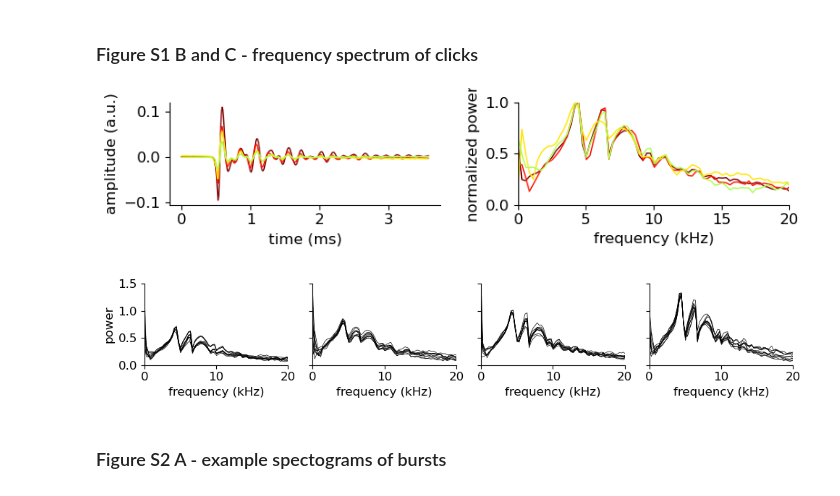
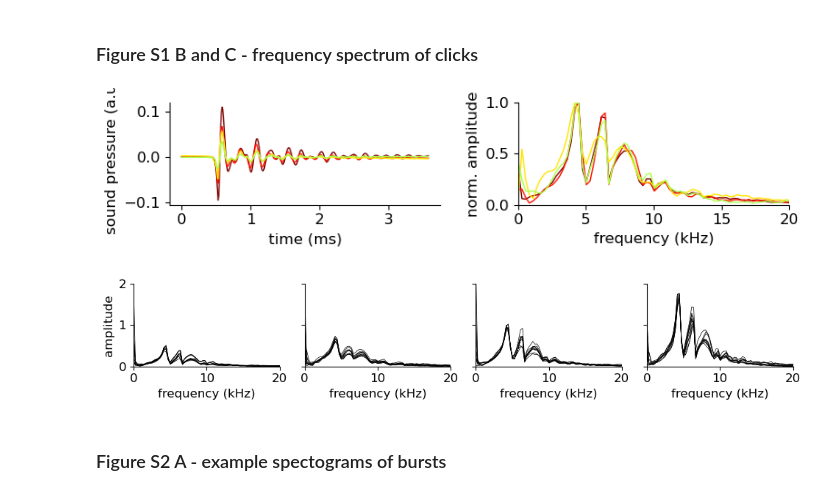
Before and after one commit to danionella/groneberg_et_al_2024, a Jupyter notebook: generate_figures.ipynb, the cells around one changed output. Cells and saved outputs as stored; diff of their text form; code cells hidden in the pictures.

Commit message:
corrected amplitude spectrum plots

```diff
--- a/generate_figures.ipynb
+++ b/generate_figures.ipynb
@@ -664,56 +664,57 @@ for i,k in enumerate(keys):
     fourier = np.fft.rfft(ctrace)
     n = ctrace.size
     freq = np.fft.rfftfreq(n, d=1./sr_cr)
-    ax[1].plot(freq/1e3,np.sqrt(np.abs(fourier))/np.max(np.sqrt(np.abs(fourier))),color=col(a/9),linewidth=1,alpha=1)
+    amp = np.abs(fourier)
+    amp = amp / amp.max()
+    ax[1].plot(freq/1e3,amp,color=col(a/9),linewidth=1,alpha=1)
 
 ax[0].set_xlabel('time (ms)')
-ax[0].set_ylabel('amplitude (a.u.)')
+ax[0].set_ylabel('sound pressure (a.u.)')
 
 removeAxisBox(ax[0])
 removeAxisBox(ax[1])
 ax[1].set_xlim([0,20])
 ax[1].set_ylim([0,1])
 ax[1].set_xlabel('frequency (kHz)');
-ax[1].set_ylabel('normalized power')
+ax[1].set_ylabel('norm. amplitude')
 
 fig.tight_layout()
 # %% [output]
-[figure, old version]
+[figure, new version]
 # %%
 fig,ax = plt.subplots(1,4,figsize=(10,2),sharey=True)
 num = 10
 
 for i,k in enumerate(keys[-1::-1]):
     dd = clicks_cr.loc[(clicks_cr['Group']==k)].reset_index(drop=True)
     dd.sort_values('Amplitude',ascending=False,inplace=True)
     dd = dd.reset_index(drop=True)
 
     age = k.split('_')[0]
     if age == 'adult':
         a = 9
     else:
         a = int(age.split('w')[-1])
 
     for n in range(num):
         chn = dd['maxChn'][n]
         trace = dd['Data'][n][:,chn]
         maxi = np.argmax(trace)
         ctrace = trace[int(maxi-60):int(maxi+(sr_cr*0.003))]
         fourier = np.fft.rfft(ctrace)
         n = ctrace.size
         freq = np.fft.rfftfreq(n, d=1./sr_cr)
-
-        ax[i].plot(freq/1e3,np.sqrt(np.abs(fourier)),color='k',linewidth=.5,alpha=1)
+        ax[i].plot(freq/1e3,np.abs(fourier),color='k',linewidth=.5,alpha=1)
 
     removeAxisBox(ax[i])
     ax[i].set_xlim([0,20])
-    ax[i].set_ylim([0,1.5])
+    ax[i].set_ylim([0,2])
     ax[i].set_xlabel('frequency (kHz)');
-ax[0].set_ylabel('power')
+ax[0].set_ylabel('amplitude')
 
 fig.tight_layout()
 # %% [output]
-[figure, old version]
+[figure, new version]
 # %% [markdown]
 ### Figure S2 A - example spectograms of bursts
 # %%
```
Also changed, not shown: parts of 2 cells of this notebook.
